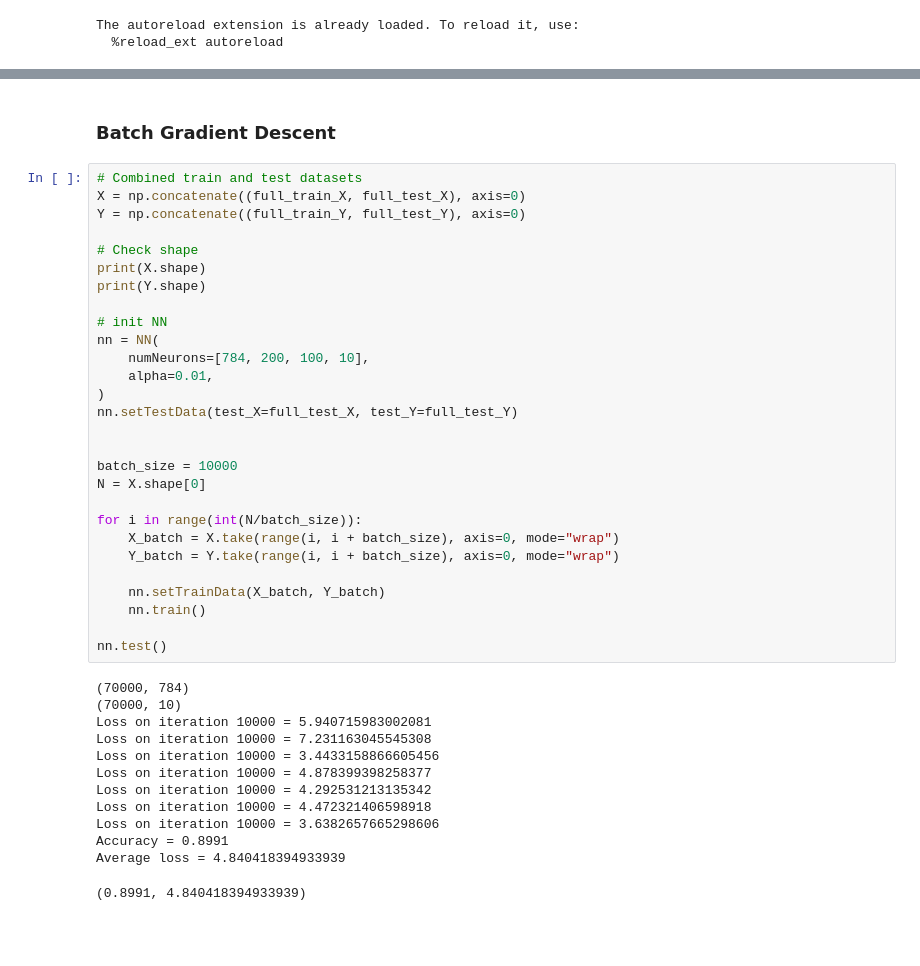
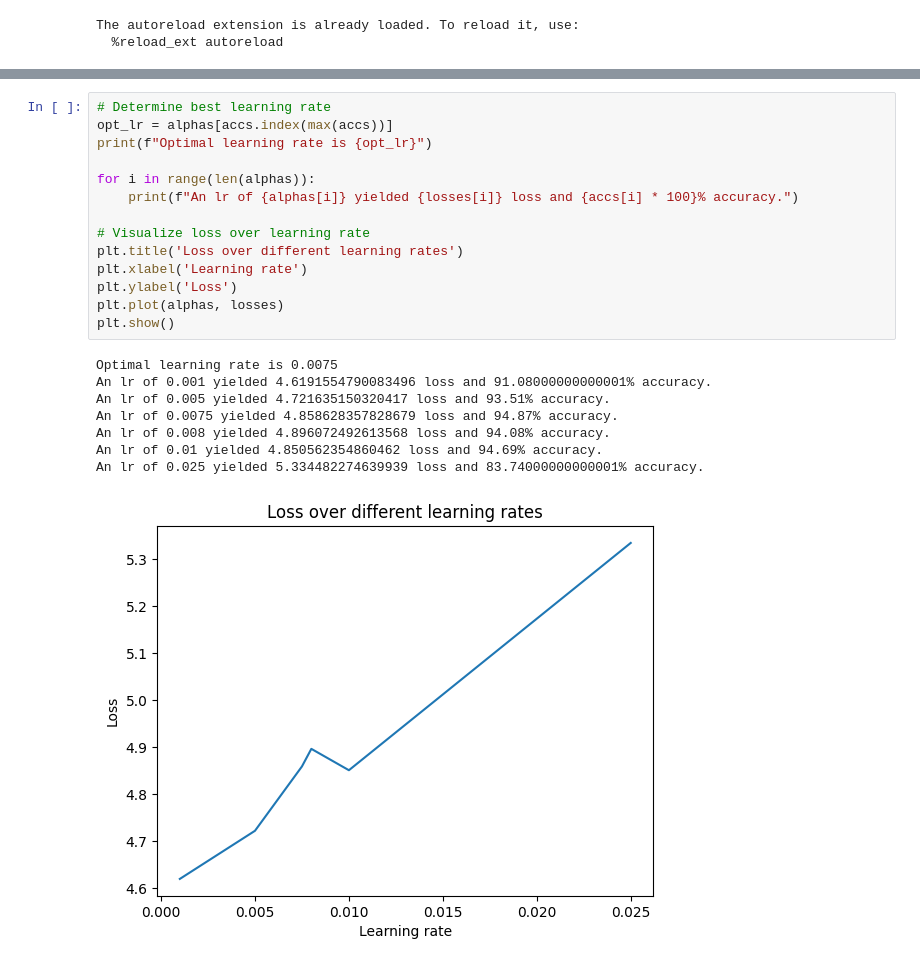
Before and after one commit to anshvijay28/NeuralNetwork, a Jupyter notebook: mnist.ipynb, the cells around one changed output, grey strips where cells are left out. Drawn from its saved outputs; the diff is of its cells as text; blank space fills up the shorter version.

```diff
--- a/mnist.ipynb
+++ b/mnist.ipynb
@@ -116,43 +107,23 @@ Loss on iteration 60000 = 4.395797358474534
-# %% [markdown]
-### Batch Gradient Descent
-# %%
-# Combined train and test datasets
-X = np.concatenate((full_train_X, full_test_X), axis=0)
-Y = np.concatenate((full_train_Y, full_test_Y), axis=0)
-
-# Check shape
-print(X.shape)
-print(Y.shape)
-
-# init NN
-nn = NN(
-    numNeurons=[784, 200, 100, 10],
-    alpha=0.01,
-)
-nn.setTestData(test_X=full_test_X, test_Y=full_test_Y)
-
-
-batch_size = 10000
-N = X.shape[0]
-
-for i in range(int(N/batch_size)):
-    X_batch = X.take(range(i, i + batch_size), axis=0, mode="wrap")
-    Y_batch = Y.take(range(i, i + batch_size), axis=0, mode="wrap")
-
-    nn.setTrainData(X_batch, Y_batch)
-    nn.train()
-
-nn.test()
-# %% [output]
-(70000, 784)
-(70000, 10)
-Loss on iteration 10000 = 5.940715983002081
-Loss on iteration 10000 = 7.231163045545308
-Loss on iteration 10000 = 3.4433158866605456
-Loss on iteration 10000 = 4.878399398258377
-Loss on iteration 10000 = 4.292531213135342
-Loss on iteration 10000 = 4.472321406598918
-Loss on iteration 10000 = 3.6382657665298606
-Accuracy = 0.8991
-Average loss = 4.840418394933939
-(0.8991, 4.840418394933939)
+# %%
+# Determine best learning rate
+opt_lr = alphas[accs.index(max(accs))]
+print(f"Optimal learning rate is {opt_lr}")
+
+for i in range(len(alphas)):
+    print(f"An lr of {alphas[i]} yielded {losses[i]} loss and {accs[i] * 100}% accuracy.")
+
+# Visualize loss over learning rate
+plt.title('Loss over different learning rates')
+plt.xlabel('Learning rate')
+plt.ylabel('Loss')
+plt.plot(alphas, losses)
+plt.show()
+# %% [output]
+Optimal learning rate is 0.0075
+An lr of 0.001 yielded 4.6191554790083496 loss and 91.08000000000001% accuracy.
+An lr of 0.005 yielded 4.721635150320417 loss and 93.51% accuracy.
+An lr of 0.0075 yielded 4.858628357828679 loss and 94.87% accuracy.
+An lr of 0.008 yielded 4.896072492613568 loss and 94.08% accuracy.
+An lr of 0.01 yielded 4.850562354860462 loss and 94.69% accuracy.
+An lr of 0.025 yielded 5.334482274639939 loss and 83.74000000000001% accuracy.
+[figure, added]
```
Also changed, not shown: parts of 11 cells of this notebook, 4 other files.
